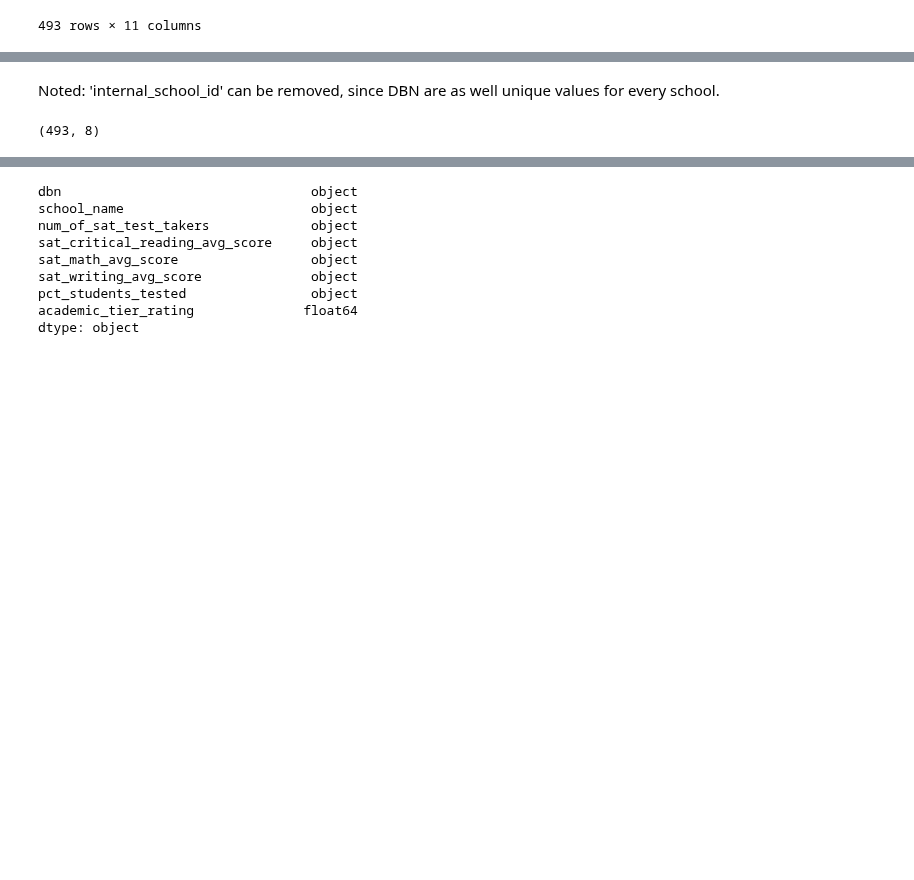
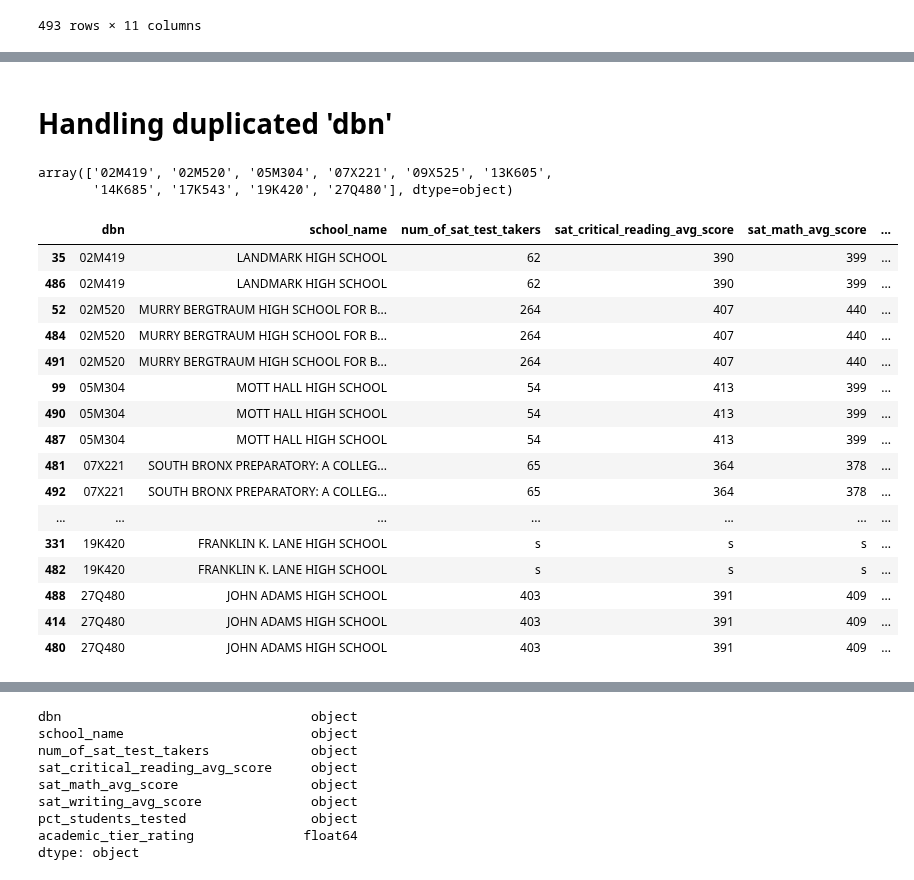
Before and after one commit to webeet-io/_onboarding_data, a Jupyter notebook: daily_tasks/day_4/sat_modeling.ipynb, the cells around one changed output, grey strips where cells are left out. Cells and saved outputs as stored; diff of their text form; code cells hidden in the pictures; blank space fills up the shorter version.

```diff
--- a/daily_tasks/day_4/sat_modeling.ipynb
+++ b/daily_tasks/day_4/sat_modeling.ipynb
@@ -50,11 +64,32 @@ Index(['dbn', 'school_name', 'num_of_sat_test_takers',
       dtype='object')
-# %% [markdown]
-Noted:  'internal_school_id' can be removed, since DBN are as well unique values for every school.
-# %%
-#remove the column 'internal_school_id', 'sat_critical_readng_avg_score' and 'contact_extension' for they are not needed for the analysis
-df.drop(columns=['internal_school_id', 'sat_critical_readng_avg_score','contact_extension'], inplace=True)
-
- #check the shape of the dataframe
-df.shape
-# %% [output]
-(493, 8)
+# %% [markdown]
+# Handling duplicated 'dbn'
+# %%
+# Get the unique dbn values that have duplicates
+duplicated_dbn = df[df['dbn'].duplicated(keep=False)]['dbn'].unique()
+duplicated_dbn
+# %% [output]
+array(['02M419', '02M520', '05M304', '07X221', '09X525', '13K605',
+       '14K685', '17K543', '19K420', '27Q480'], dtype=object)
+# %%
+# Get all rows where dbn values are duplicated
+duplicated_rows = df[df['dbn'].duplicated(keep=False)].sort_values(by='dbn')
+duplicated_rows
+# %% [output]
+|  | dbn | school_name | num_of_sat_test_takers | sat_critical_reading_avg_score | sat_math_avg_score | ... |
+| 35 | 02M419 | LANDMARK HIGH SCHOOL | 62 | 390 | 399 | ... |
+| 486 | 02M419 | LANDMARK HIGH SCHOOL | 62 | 390 | 399 | ... |
+| 52 | 02M520 | MURRY BERGTRAUM HIGH SCHOOL FOR B... | 264 | 407 | 440 | ... |
+| 484 | 02M520 | MURRY BERGTRAUM HIGH SCHOOL FOR B... | 264 | 407 | 440 | ... |
+| 491 | 02M520 | MURRY BERGTRAUM HIGH SCHOOL FOR B... | 264 | 407 | 440 | ... |
+| 99 | 05M304 | MOTT HALL HIGH SCHOOL | 54 | 413 | 399 | ... |
+| 490 | 05M304 | MOTT HALL HIGH SCHOOL | 54 | 413 | 399 | ... |
+| 487 | 05M304 | MOTT HALL HIGH SCHOOL | 54 | 413 | 399 | ... |
+| 481 | 07X221 | SOUTH BRONX PREPARATORY: A COLLEG... | 65 | 364 | 378 | ... |
+| 492 | 07X221 | SOUTH BRONX PREPARATORY: A COLLEG... | 65 | 364 | 378 | ... |
+| ... | ... | ... | ... | ... | ... | ... |
+| 331 | 19K420 | FRANKLIN K. LANE HIGH SCHOOL | s | s | s | ... |
+| 482 | 19K420 | FRANKLIN K. LANE HIGH SCHOOL | s | s | s | ... |
+| 488 | 27Q480 | JOHN ADAMS HIGH SCHOOL | 403 | 391 | 409 | ... |
+| 414 | 27Q480 | JOHN ADAMS HIGH SCHOOL | 403 | 391 | 409 | ... |
+| 480 | 27Q480 | JOHN ADAMS HIGH SCHOOL | 403 | 391 | 409 | ... |
```
Also changed, not shown: parts of 50 cells of this notebook, 1 other file.
